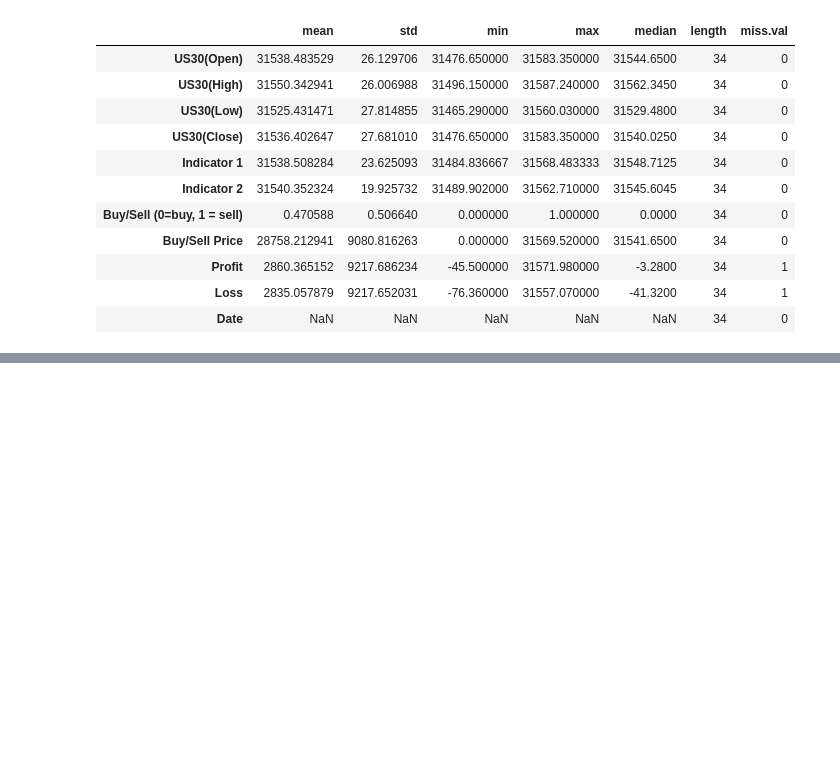
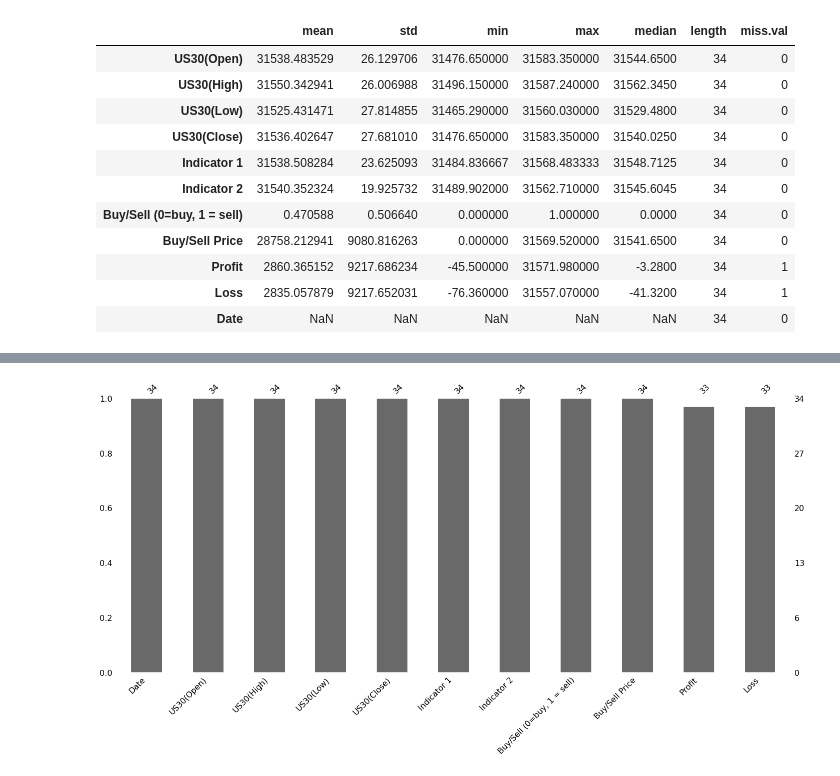
Before and after one commit to Mahmoudsabry3/Notebooks, a Jupyter notebook: Pipeline.ipynb, the cells around one changed output, grey strips where cells are left out. Saved outputs shown, nothing was run; the diff lists cells and outputs as text; code cells hidden in the pictures; blank space fills up the shorter version.

```diff
--- a/Pipeline.ipynb
+++ b/Pipeline.ipynb
@@ -74,0 +109,4 @@ df_final
+# %%
+msno.bar(df);
+# %% [output]
+[figure, added]
```
Also changed, not shown: parts of 7 cells of this notebook.
